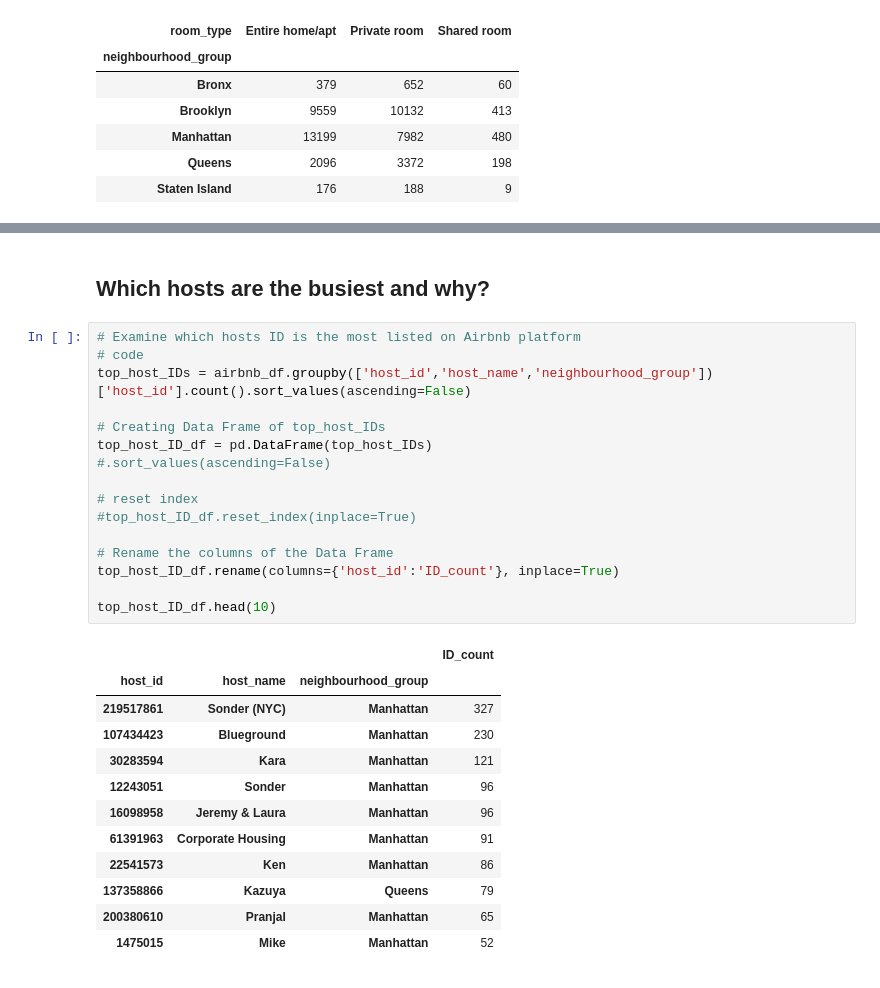
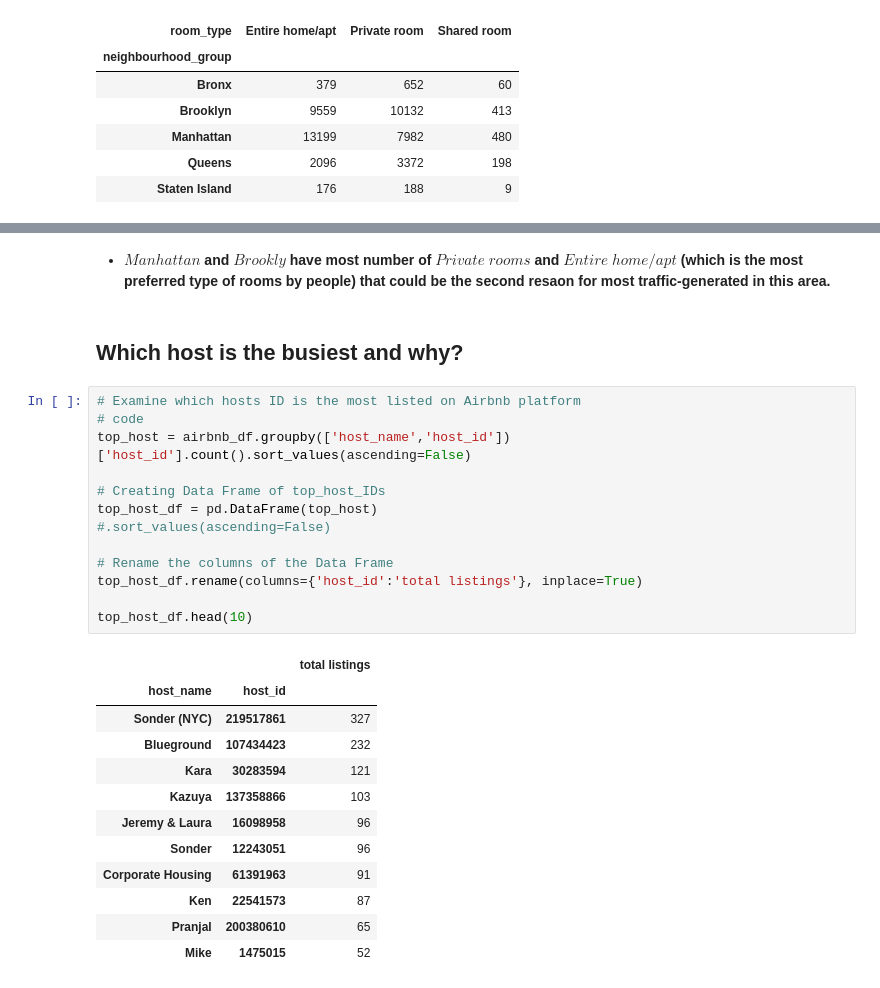
Before and after one commit to vir097/Airbnb-Bookings-Analysis---Capstone-Project, a Jupyter notebook: Airbnb_Bookings_Analysis_Capstone_Project.ipynb, the cells around one changed output, grey strips where cells are left out. Saved outputs shown, nothing was run; the diff lists cells and outputs as text.

```diff
--- a/Airbnb_Bookings_Analysis_Capstone_Project.ipynb
+++ b/Airbnb_Bookings_Analysis_Capstone_Project.ipynb
@@ -752,31 +761,30 @@ Name: number_of_reviews, dtype: float64
+# %% [markdown]
+* **$Manhattan$ and $Brookly$ have most number of $Private$ $rooms$ and $Entire$ $home/apt$ (which is the most preferred type of rooms by people) that could be the second resaon for most traffic-generated in this area.**
 # %% [markdown]
-## **Which hosts are the busiest and why?**
+## **Which host is the busiest and why?**
 # %%
 # Examine which hosts ID is the most listed on Airbnb platform
 # code
-top_host_IDs = airbnb_df.groupby(['host_id','host_name','neighbourhood_group'])['host_id'].count().sort_values(ascending=False)
+top_host = airbnb_df.groupby(['host_name','host_id'])['host_id'].count().sort_values(ascending=False)
 
 # Creating Data Frame of top_host_IDs
-top_host_ID_df = pd.DataFrame(top_host_IDs)
+top_host_df = pd.DataFrame(top_host)
 #.sort_values(ascending=False)
 
-# reset index
-#top_host_ID_df.reset_index(inplace=True)
+# Rename the columns of the Data Frame
+top_host_df.rename(columns={'host_id':'total listings'}, inplace=True)
 
-# Rename the columns of the Data Frame
-top_host_ID_df.rename(columns={'host_id':'ID_count'}, inplace=True)
-
-top_host_ID_df.head(10)
+top_host_df.head(10)
 # %% [output]
-|  |  |  | ID_count |
-| host_id | host_name | neighbourhood_group |  |
-| 219517861 | Sonder (NYC) | Manhattan | 327 |
-| 107434423 | Blueground | Manhattan | 230 |
-| 30283594 | Kara | Manhattan | 121 |
-| 12243051 | Sonder | Manhattan | 96 |
-| 16098958 | Jeremy & Laura | Manhattan | 96 |
-| 61391963 | Corporate Housing | Manhattan | 91 |
-| 22541573 | Ken | Manhattan | 86 |
-| 137358866 | Kazuya | Queens | 79 |
-| 200380610 | Pranjal | Manhattan | 65 |
-| 1475015 | Mike | Manhattan | 52 |
+|  |  | total listings |
+| host_name | host_id |  |
+| Sonder (NYC) | 219517861 | 327 |
+| Blueground | 107434423 | 232 |
+| Kara | 30283594 | 121 |
+| Kazuya | 137358866 | 103 |
+| Jeremy & Laura | 16098958 | 96 |
+| Sonder | 12243051 | 96 |
+| Corporate Housing | 61391963 | 91 |
+| Ken | 22541573 | 87 |
+| Pranjal | 200380610 | 65 |
+| Mike | 1475015 | 52 |
```
Also changed, not shown: parts of 49 cells of this notebook.
